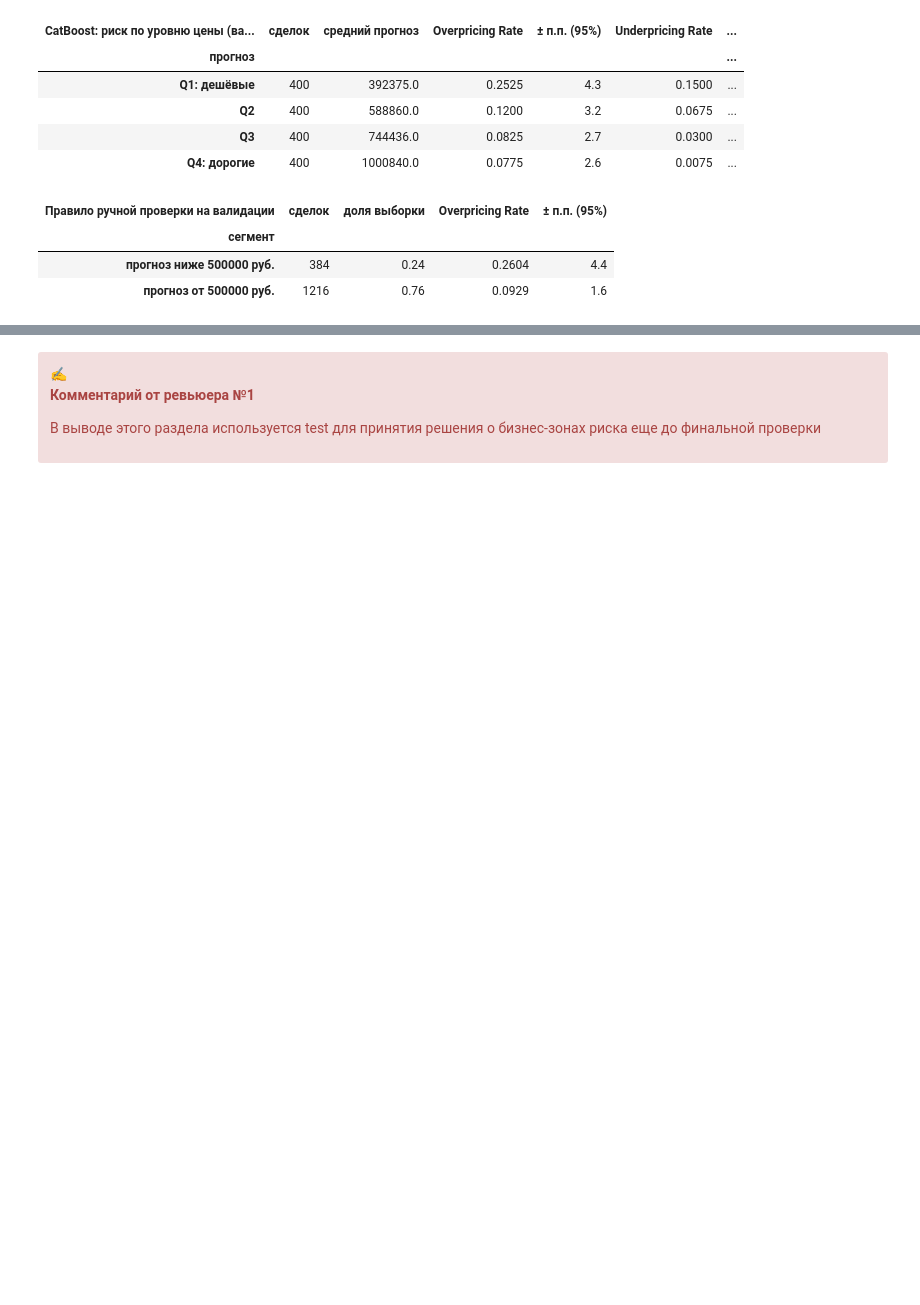
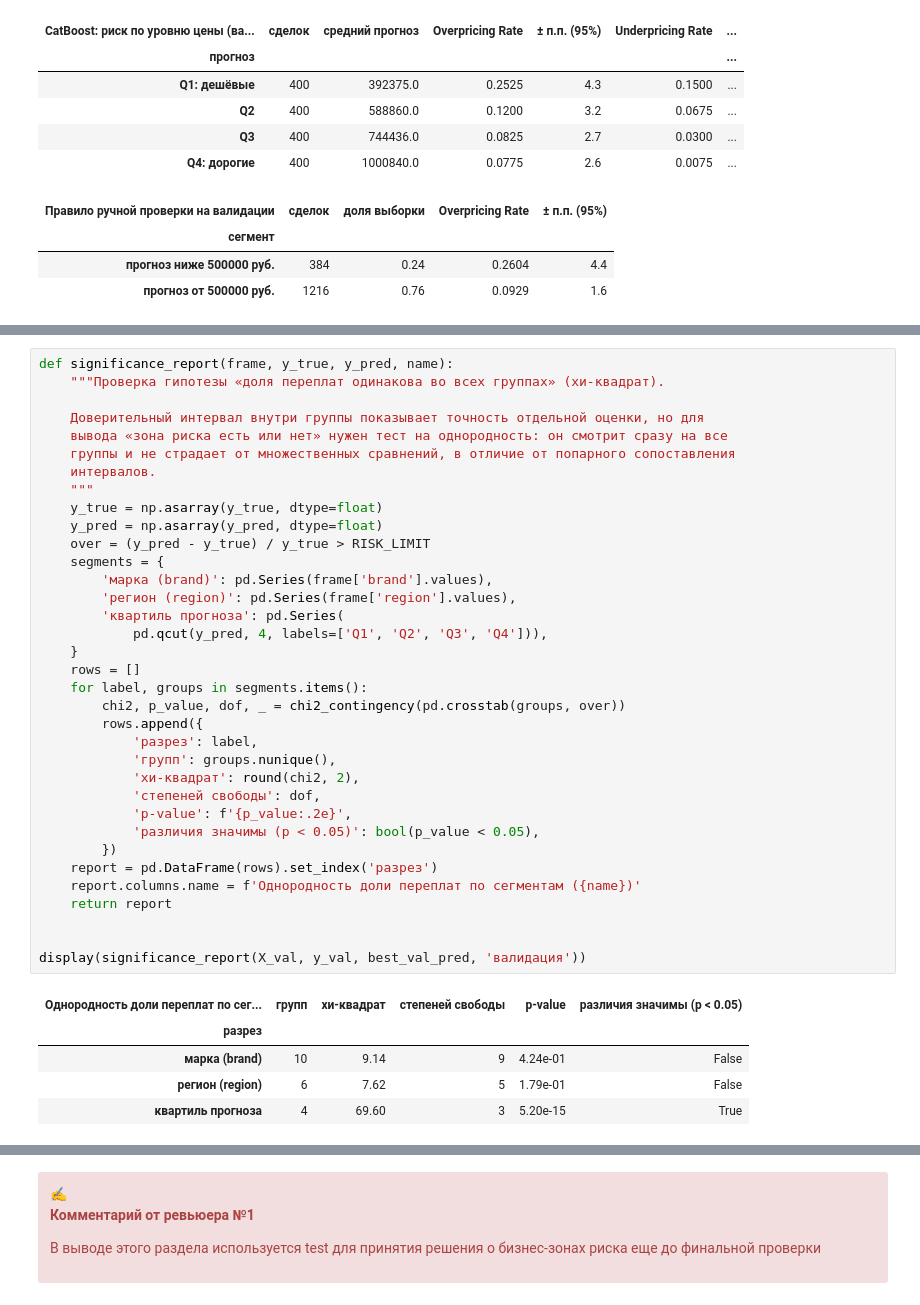
Before and after one commit to sergeyshmagin/MLDS, a Jupyter notebook: 51c3ffbf-518e-4434-b5db-bf800092ea64.ipynb, the cells around one changed output, grey strips where cells are left out. Drawn from its saved outputs; the diff is of its cells as text; blank space fills up the shorter version.

```diff
--- a/51c3ffbf-518e-4434-b5db-bf800092ea64.ipynb
+++ b/51c3ffbf-518e-4434-b5db-bf800092ea64.ipynb
@@ -1918,3 +1934,44 @@ display(threshold_report)
+# %%
+def significance_report(frame, y_true, y_pred, name):
+    """Проверка гипотезы «доля переплат одинакова во всех группах» (хи-квадрат).
+
+    Доверительный интервал внутри группы показывает точность отдельной оценки, но для
+    вывода «зона риска есть или нет» нужен тест на однородность: он смотрит сразу на все
+    группы и не страдает от множественных сравнений, в отличие от попарного сопоставления
+    интервалов.
+    """
+    y_true = np.asarray(y_true, dtype=float)
+    y_pred = np.asarray(y_pred, dtype=float)
+    over = (y_pred - y_true) / y_true > RISK_LIMIT
+    segments = {
+        'марка (brand)': pd.Series(frame['brand'].values),
+        'регион (region)': pd.Series(frame['region'].values),
+        'квартиль прогноза': pd.Series(
+            pd.qcut(y_pred, 4, labels=['Q1', 'Q2', 'Q3', 'Q4'])),
+    }
+    rows = []
+    for label, groups in segments.items():
+        chi2, p_value, dof, _ = chi2_contingency(pd.crosstab(groups, over))
+        rows.append({
+            'разрез': label,
+            'групп': groups.nunique(),
+            'хи-квадрат': round(chi2, 2),
+            'степеней свободы': dof,
+            'p-value': f'{p_value:.2e}',
+            'различия значимы (p < 0.05)': bool(p_value < 0.05),
+        })
+    report = pd.DataFrame(rows).set_index('разрез')
+    report.columns.name = f'Однородность доли переплат по сегментам ({name})'
+    return report
+
+
+display(significance_report(X_val, y_val, best_val_pred, 'валидация'))
+# %% [output]
+| Однородность доли переплат по сег... | групп | хи-квадрат | степеней свободы | p-value | различия значимы (p < 0.05) |
+| разрез |  |  |  |  |  |
+| марка (brand) | 10 | 9.14 | 9 | 4.24e-01 | False |
+| регион (region) | 6 | 7.62 | 5 | 1.79e-01 | False |
+| квартиль прогноза | 4 | 69.60 | 3 | 5.20e-15 | True |
 # %% [markdown]
 ### Вывод: где модель ошибается чаще
 
```
Also changed, not shown: parts of 18 cells of this notebook, 2 other files.
